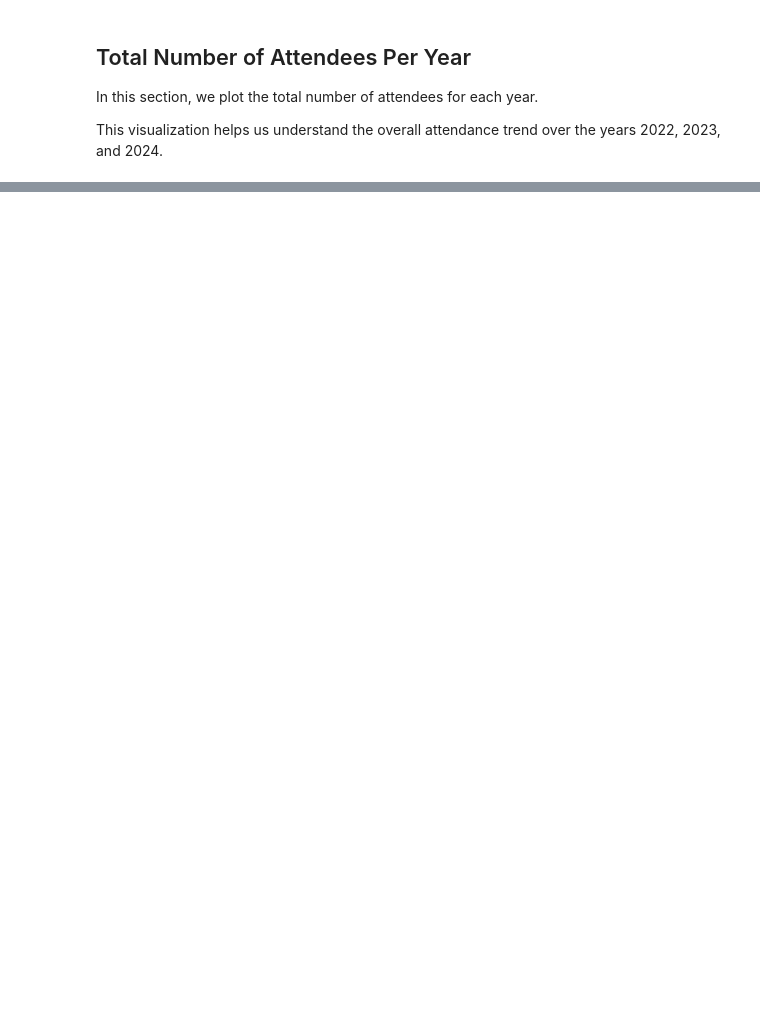
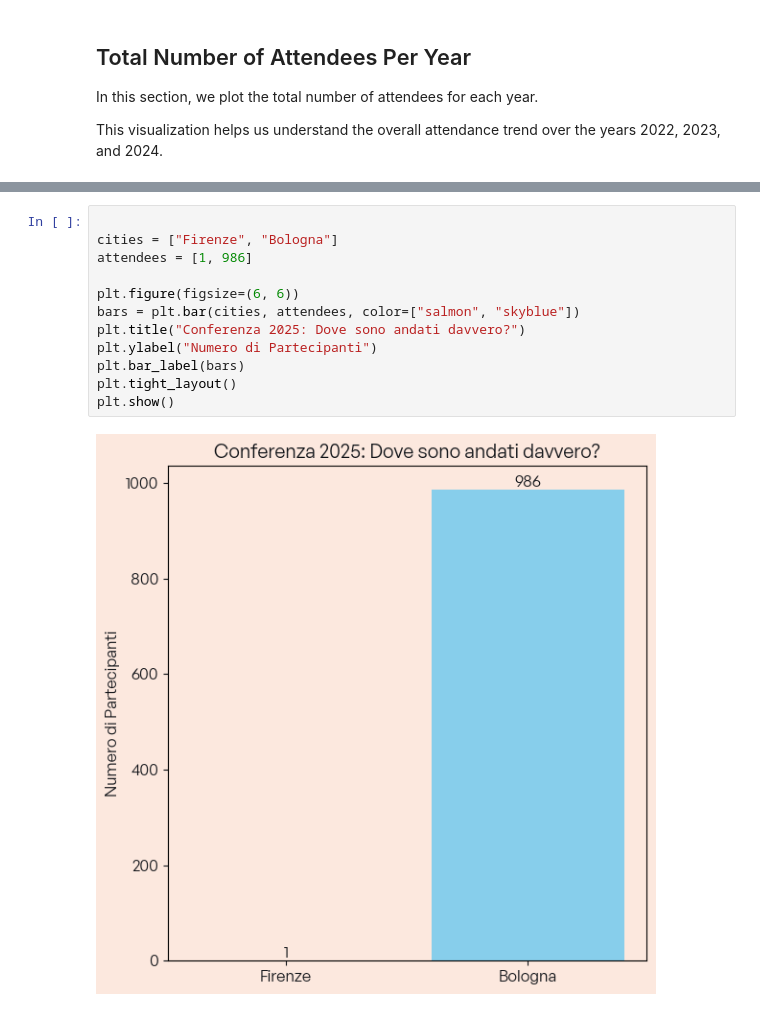
Before and after one commit to estyxx/pyconit-stats, a Jupyter notebook: Stats.ipynb, the cells around one changed output, grey strips where cells are left out. Drawn from its saved outputs; the diff is of its cells as text; blank space fills up the shorter version.

```diff
--- a/Stats.ipynb
+++ b/Stats.ipynb
@@ -165,0 +186,14 @@ plt.show()
+# %%
+
+cities = ["Firenze", "Bologna"]
+attendees = [1, 986]
+
+plt.figure(figsize=(6, 6))
+bars = plt.bar(cities, attendees, color=["salmon", "skyblue"])
+plt.title("Conferenza 2025: Dove sono andati davvero?")
+plt.ylabel("Numero di Partecipanti")
+plt.bar_label(bars)
+plt.tight_layout()
+plt.show()
+# %% [output]
+[figure, added]
```
Also changed, not shown: parts of 8 cells of this notebook, 17 other files.
